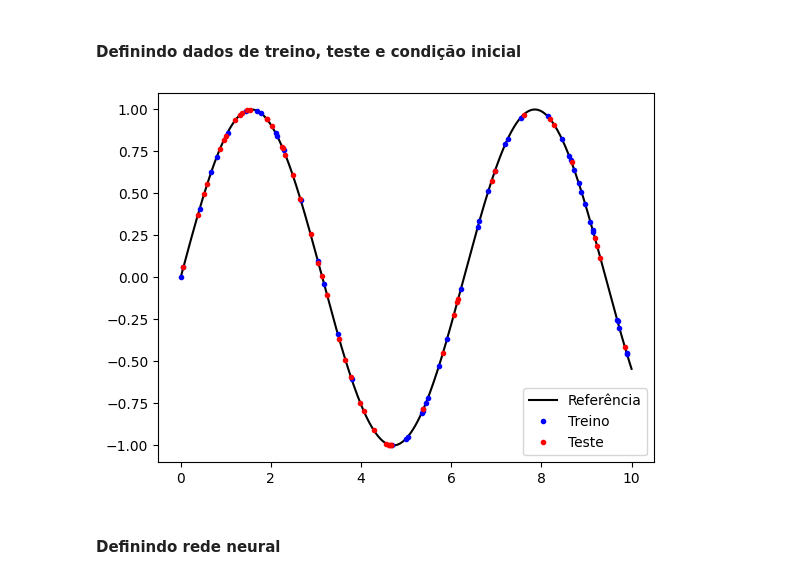
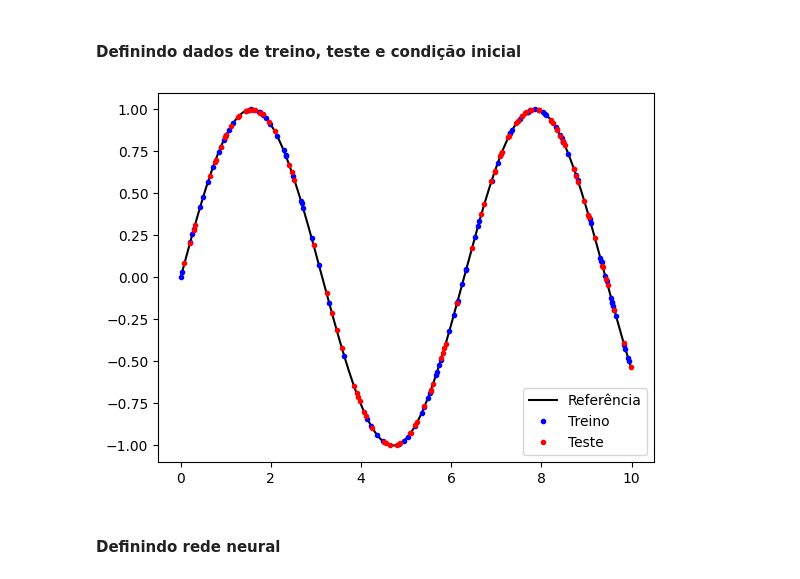
Before and after one commit to NicolasRossoni/TCC, a Jupyter notebook: SimpleExamples/oscilador_harmonico.ipynb, the cells around one changed output. Drawn from its saved outputs; the diff is of its cells as text; code cells hidden in the pictures.

```diff
--- a/SimpleExamples/oscilador_harmonico.ipynb
+++ b/SimpleExamples/oscilador_harmonico.ipynb
@@ -35,7 +35,7 @@ tc.manual_seed(21)
 # Definindo intervalo e número de pontos
 t_i = 0
 t_f = 10
-n_pontos = 100
+n_pontos = 200
 train_test_ratio = 0.5
 
 # Definindo constantes físicas
@@ -50,34 +50,35 @@ t = tc.linspace(t_i, t_f, n_pontos*10)
 def x_analitico(t):
     return x_0 * tc.cos(tc.sqrt(tc.tensor(k/m)) * t) + v_0 * tc.sqrt(tc.tensor(m/k)) * tc.sin(tc.sqrt(tc.tensor(k/m)) * t)
 
 x_ref = x_analitico(t)
 
 # Pontos analíticos aleatórios
 rand_indices = tc.randint(0, n_pontos*10, (n_pontos,))
 novo_t = t[rand_indices]
 novo_x_ref = x_ref[rand_indices]
 
 # Treino e teste
 split_index = int(n_pontos*train_test_ratio)
+
 t_treino = novo_t[:split_index].clone().detach().reshape(-1, 1)
 t_treino.requires_grad_(True)
 x_treino = novo_x_ref[:split_index].clone().detach().reshape(-1, 1)
 
 t_teste = novo_t[split_index:].clone().detach().reshape(-1, 1)
 x_teste = novo_x_ref[split_index:].clone().detach().reshape(-1, 1)
 
 # Condições iniciais
 condicoes_iniciais = tc.tensor([x_0, v_0])
 t_treino = tc.cat([tc.tensor([[0.0]]), t_treino])
 x_treino = tc.cat([tc.tensor([[x_0]]), x_treino])
 
 plt.plot(t, x_ref, 'k-', label='Referência')
 plt.plot(t_treino.detach().numpy(), x_treino, 'b.', label='Treino')
 plt.plot(t_teste, x_teste, 'r.', label='Teste')
 plt.legend(loc="lower right")
 plt.show()
 # %% [output]
-[figure, old version]
+[figure, new version]
 # %% [markdown]
 #### Definindo rede neural
 # %%
```
Also changed, not shown: parts of 4 cells of this notebook.
